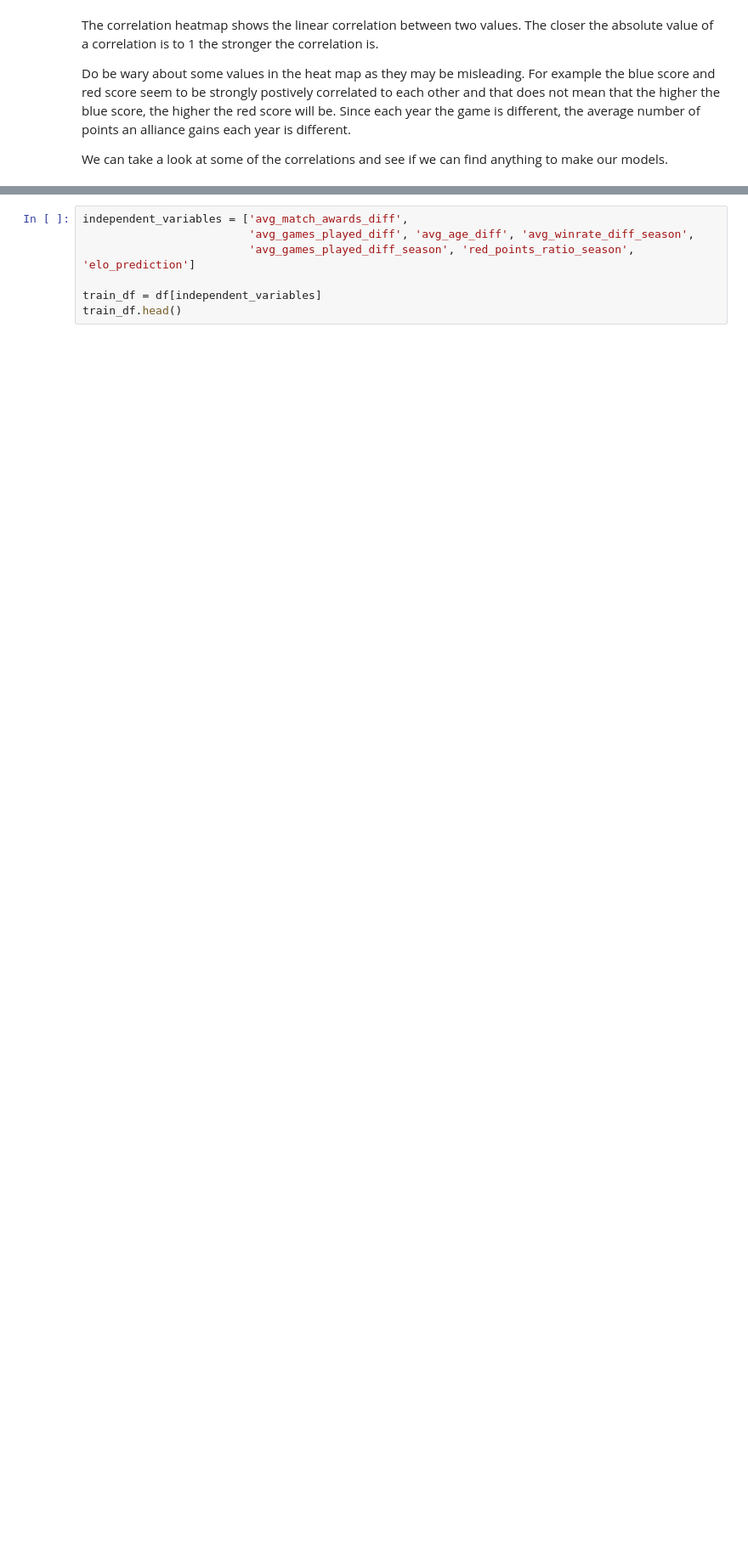
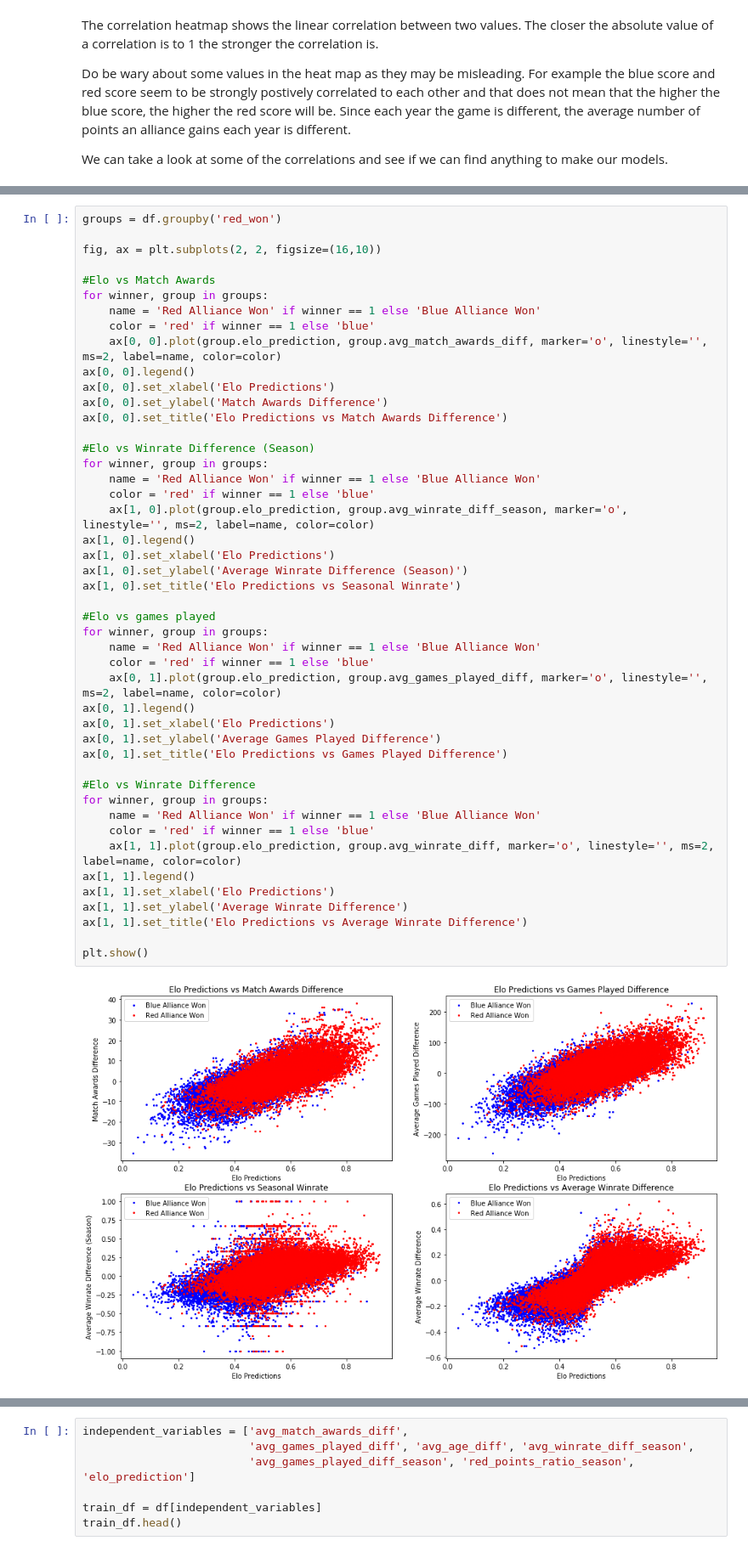
Before and after one commit to Mark-of-JP/FRC-Match-Simulator, a Jupyter notebook: FRC Match Simulator.ipynb, the cells around one changed output, grey strips where cells are left out. Shown at 85% size. Saved outputs shown, nothing was run; the diff lists cells and outputs as text; blank space fills up the shorter version.

```diff
--- a/FRC Match Simulator.ipynb
+++ b/FRC Match Simulator.ipynb
@@ -266,0 +328,48 @@ Seeing that these two variables start to group the alliance wins together we can
+# %%
+groups = df.groupby('red_won')
+
+fig, ax = plt.subplots(2, 2, figsize=(16,10))
+
+#Elo vs Match Awards
+for winner, group in groups:
+    name = 'Red Alliance Won' if winner == 1 else 'Blue Alliance Won'
+    color = 'red' if winner == 1 else 'blue'
+    ax[0, 0].plot(group.elo_prediction, group.avg_match_awards_diff, marker='o', linestyle='', ms=2, label=name, color=color)
+ax[0, 0].legend()
+ax[0, 0].set_xlabel('Elo Predictions')
+ax[0, 0].set_ylabel('Match Awards Difference')
+ax[0, 0].set_title('Elo Predictions vs Match Awards Difference')
+
+#Elo vs Winrate Difference (Season)
+for winner, group in groups:
+    name = 'Red Alliance Won' if winner == 1 else 'Blue Alliance Won'
+    color = 'red' if winner == 1 else 'blue'
+    ax[1, 0].plot(group.elo_prediction, group.avg_winrate_diff_season, marker='o', linestyle='', ms=2, label=name, color=color)
+ax[1, 0].legend()
+ax[1, 0].set_xlabel('Elo Predictions')
+ax[1, 0].set_ylabel('Average Winrate Difference (Season)')
+ax[1, 0].set_title('Elo Predictions vs Seasonal Winrate')
+
+#Elo vs games played
+for winner, group in groups:
+    name = 'Red Alliance Won' if winner == 1 else 'Blue Alliance Won'
+    color = 'red' if winner == 1 else 'blue'
+    ax[0, 1].plot(group.elo_prediction, group.avg_games_played_diff, marker='o', linestyle='', ms=2, label=name, color=color)
+ax[0, 1].legend()
+ax[0, 1].set_xlabel('Elo Predictions')
+ax[0, 1].set_ylabel('Average Games Played Difference')
+ax[0, 1].set_title('Elo Predictions vs Games Played Difference')
+
+#Elo vs Winrate Difference
+for winner, group in groups:
+    name = 'Red Alliance Won' if winner == 1 else 'Blue Alliance Won'
+    color = 'red' if winner == 1 else 'blue'
+    ax[1, 1].plot(group.elo_prediction, group.avg_winrate_diff, marker='o', linestyle='', ms=2, label=name, color=color)
+ax[1, 1].legend()
+ax[1, 1].set_xlabel('Elo Predictions')
+ax[1, 1].set_ylabel('Average Winrate Difference')
+ax[1, 1].set_title('Elo Predictions vs Average Winrate Difference')
+
+plt.show()
+# %% [output]
+[figure, added]
```
Also changed, not shown: parts of 14 cells of this notebook.
